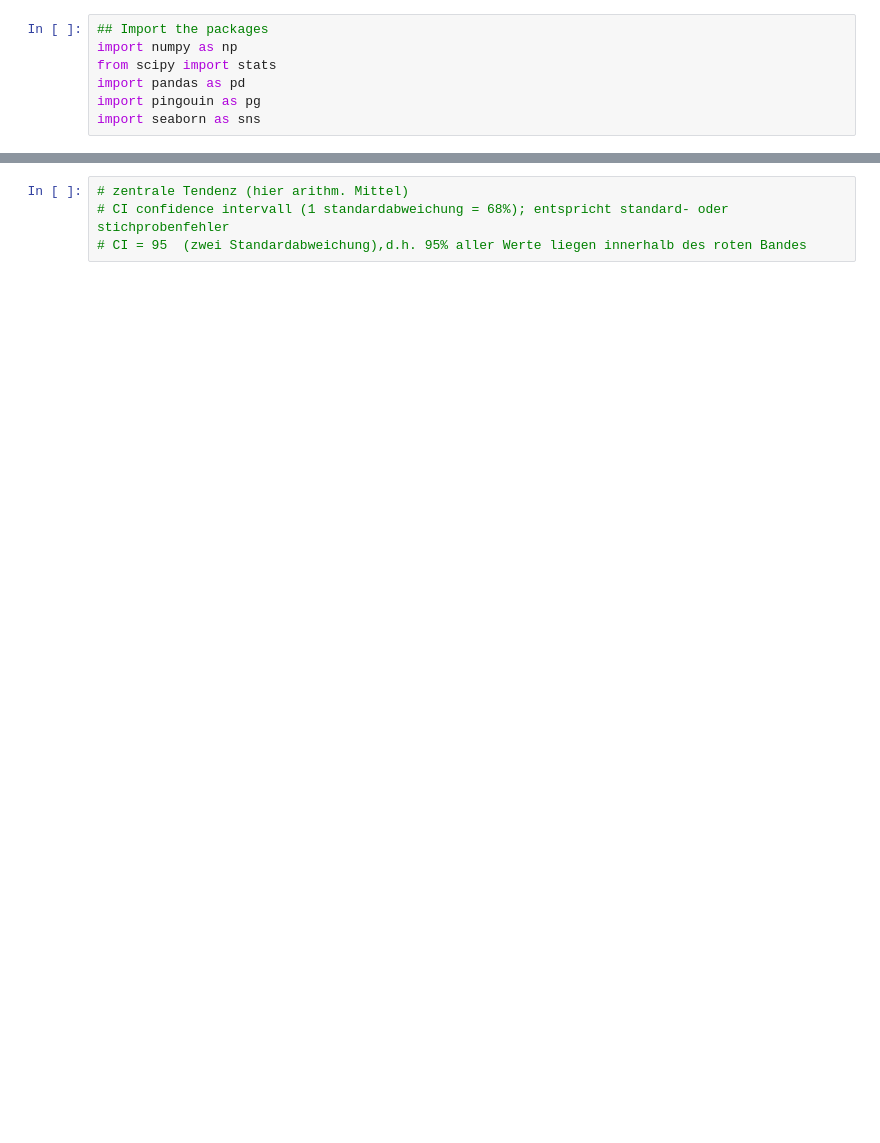
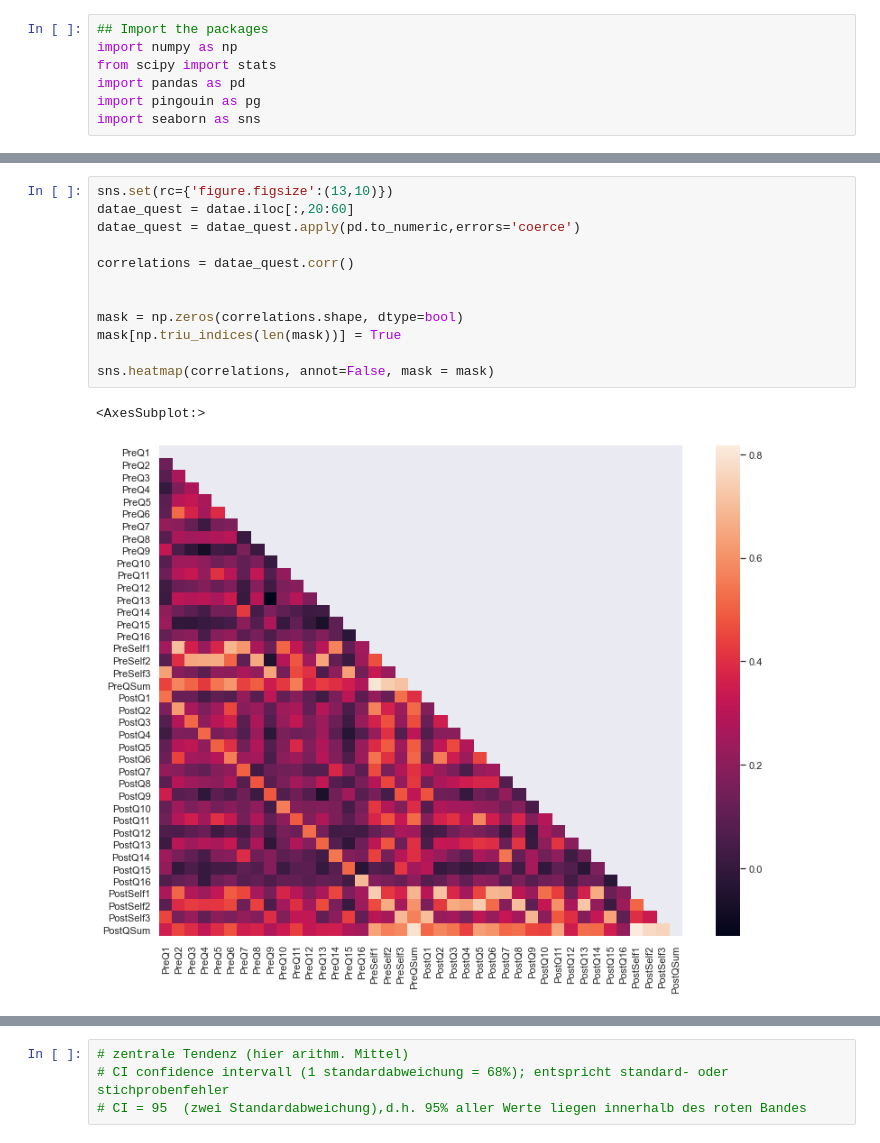
Before and after one commit to chrvoigt/doit_t-test, a Jupyter notebook: t-test.ipynb, the cells around one changed output, grey strips where cells are left out. Drawn from its saved outputs; the diff is of its cells as text; blank space fills up the shorter version.

```diff
--- a/t-test.ipynb
+++ b/t-test.ipynb
@@ -76,0 +99,15 @@ Name: Gender, dtype: int64
+# %%
+sns.set(rc={'figure.figsize':(13,10)})
+datae_quest = datae.iloc[:,20:60]
+datae_quest = datae_quest.apply(pd.to_numeric,errors='coerce')
+
+correlations = datae_quest.corr()
+
+
+mask = np.zeros(correlations.shape, dtype=bool)
+mask[np.triu_indices(len(mask))] = True
+
+sns.heatmap(correlations, annot=False, mask = mask)
+# %% [output]
+<AxesSubplot:>
+[figure, added]
```
Also changed, not shown: parts of 50 cells of this notebook.
